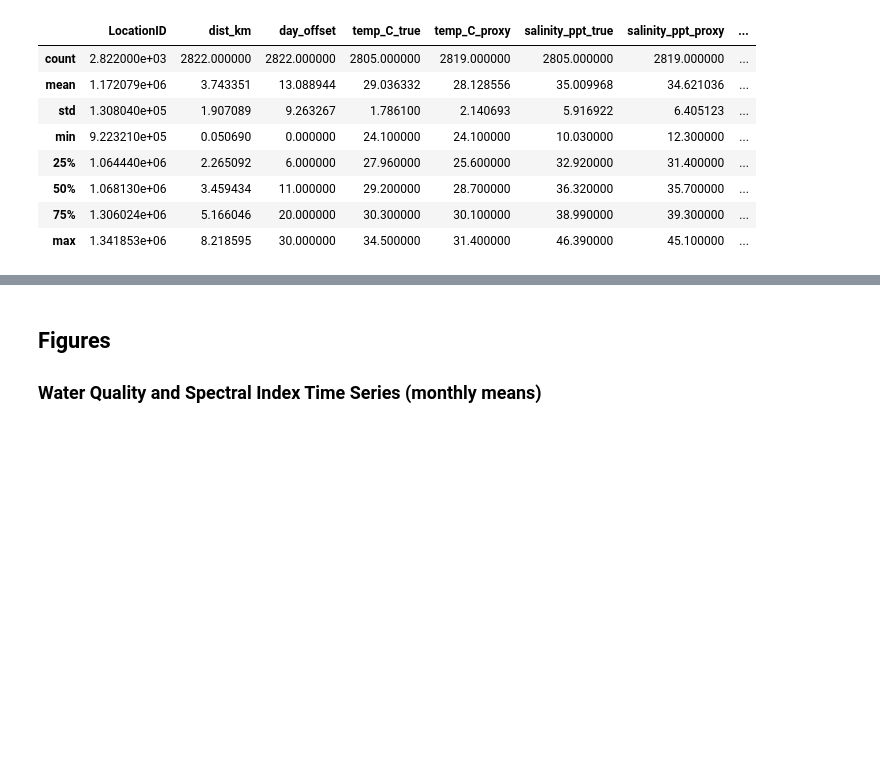
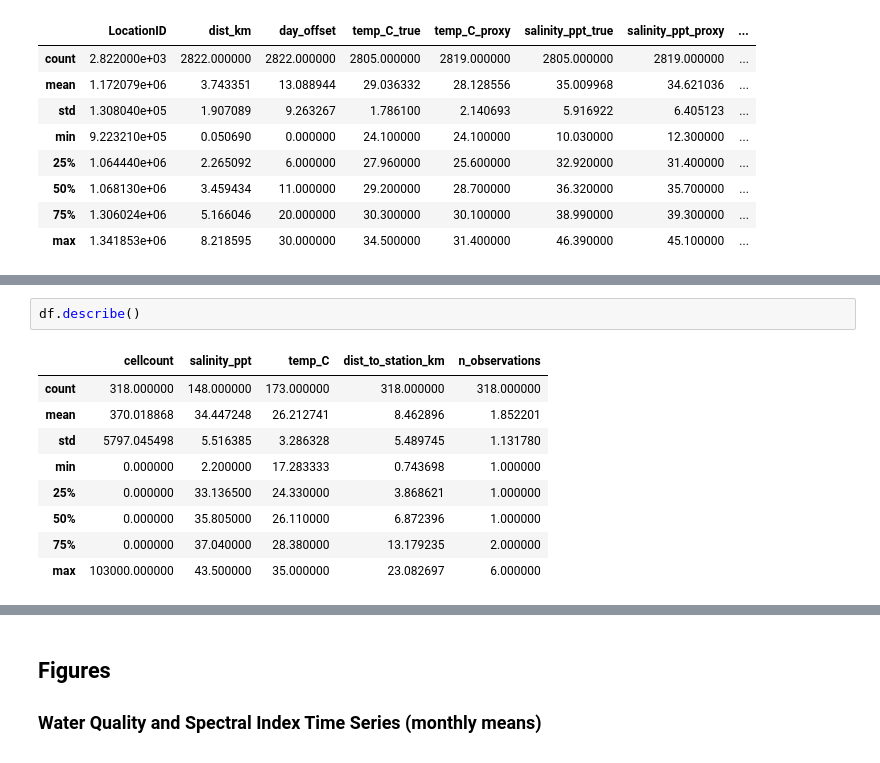
Before and after one commit to ianraymondsmith/seagrass-shap-model, a Jupyter notebook: outputs/consolidated_export/data_overview.ipynb, the cells around one changed output, grey strips where cells are left out. Saved outputs shown, nothing was run; the diff lists cells and outputs as text; blank space fills up the shorter version.

```diff
--- a/outputs/consolidated_export/data_overview.ipynb
+++ b/outputs/consolidated_export/data_overview.ipynb
@@ -244,0 +265,12 @@ df.describe()
+# %%
+df.describe()
+# %% [output]
+|  | cellcount | salinity_ppt | temp_C | dist_to_station_km | n_observations |
+| count | 318.000000 | 148.000000 | 173.000000 | 318.000000 | 318.000000 |
+| mean | 370.018868 | 34.447248 | 26.212741 | 8.462896 | 1.852201 |
+| std | 5797.045498 | 5.516385 | 3.286328 | 5.489745 | 1.131780 |
+| min | 0.000000 | 2.200000 | 17.283333 | 0.743698 | 1.000000 |
+| 25% | 0.000000 | 33.136500 | 24.330000 | 3.868621 | 1.000000 |
+| 50% | 0.000000 | 35.805000 | 26.110000 | 6.872396 | 1.000000 |
+| 75% | 0.000000 | 37.040000 | 28.380000 | 13.179235 | 2.000000 |
+| max | 103000.000000 | 43.500000 | 35.000000 | 23.082697 | 6.000000 |
```
Also changed, not shown: parts of 7 cells of this notebook, 4 other files.
